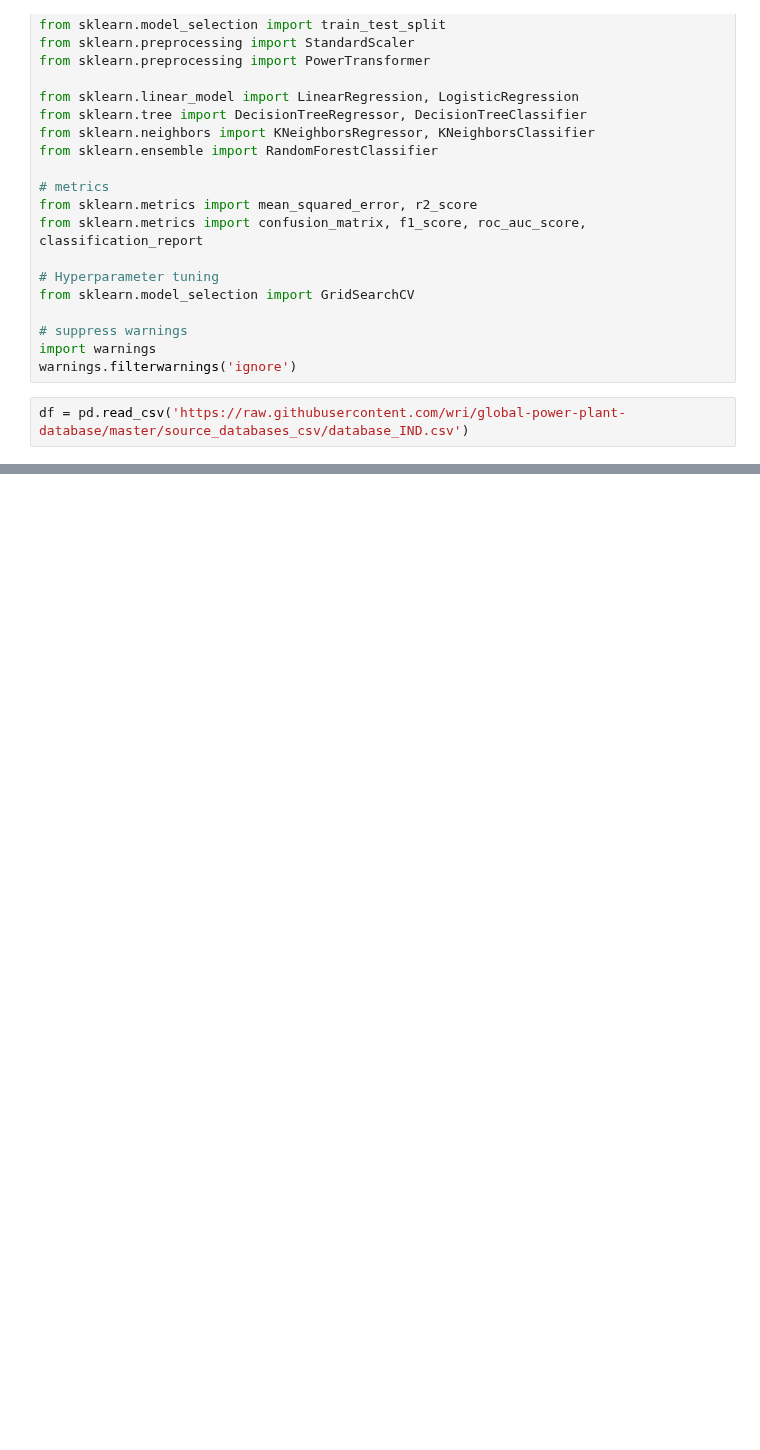
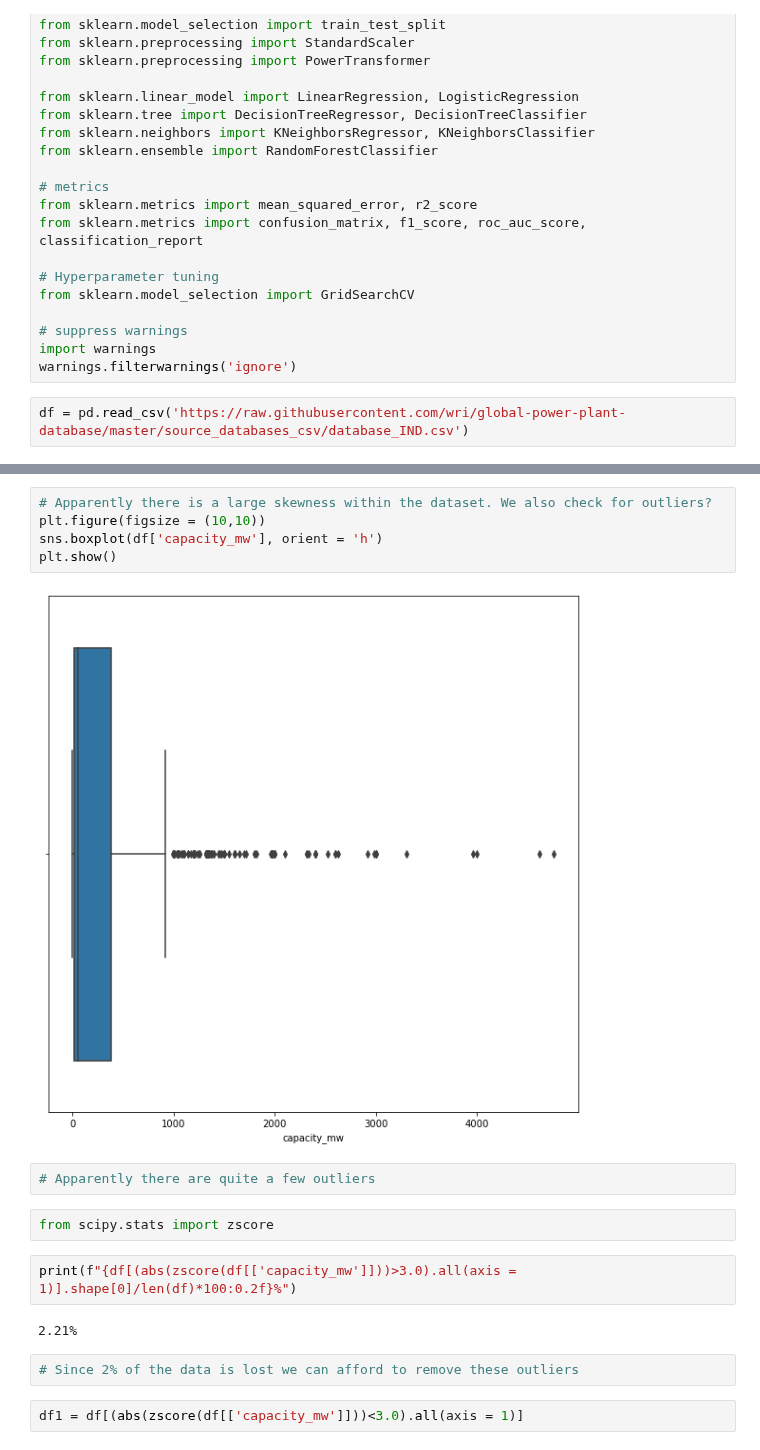
Before and after one commit to zobekenobe/DT-Evaluation-Project, a Jupyter notebook: Project 4.ipynb, the cells around one changed output, grey strips where cells are left out. Drawn from its saved outputs; the diff is of its cells as text; blank space fills up the shorter version.

```diff
--- a/Project 4.ipynb
+++ b/Project 4.ipynb
@@ -89,0 +248,19 @@ df = pd.read_csv('https://raw.githubusercontent.com/wri/global-power-plant-datab
+# %%
+# Apparently there is a large skewness within the dataset. We also check for outliers?
+plt.figure(figsize = (10,10))
+sns.boxplot(df['capacity_mw'], orient = 'h')
+plt.show()
+# %% [output]
+[figure, added]
+# %%
+# Apparently there are quite a few outliers
+# %%
+from scipy.stats import zscore
+# %%
+print(f"{df[(abs(zscore(df[['capacity_mw']]))>3.0).all(axis = 1)].shape[0]/len(df)*100:0.2f}%")
+# %% [output]
+2.21%
+# %%
+# Since 2% of the data is lost we can afford to remove these outliers
+# %%
+df1 = df[(abs(zscore(df[['capacity_mw']]))<3.0).all(axis = 1)]
```
Also changed, not shown: parts of 50 cells of this notebook, 2 other files.
